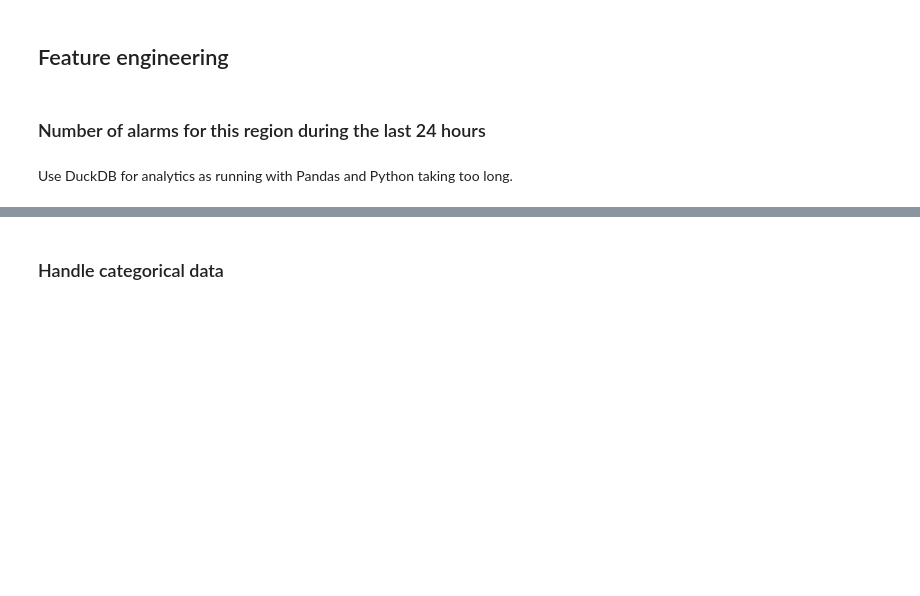
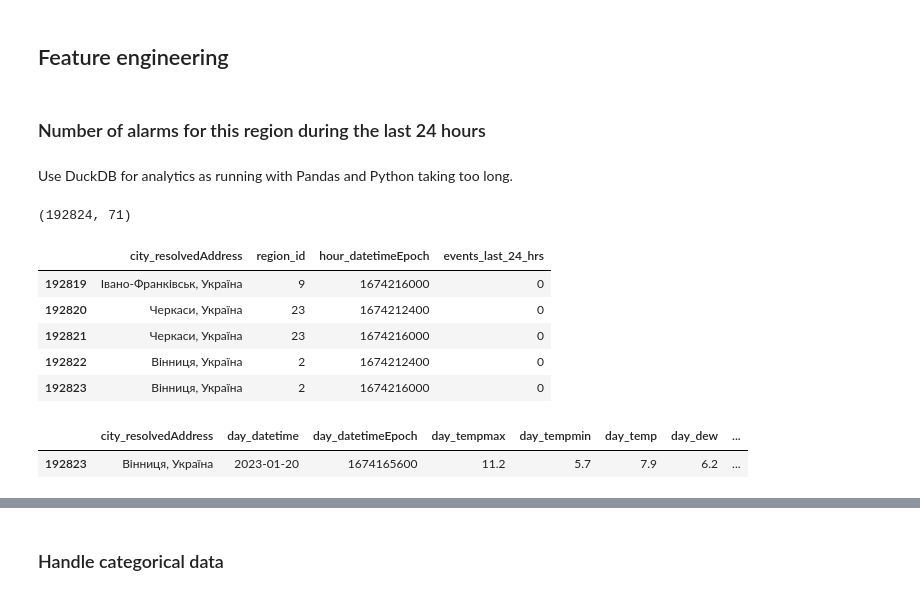
Before and after one commit to technicsx/SD_SaaS_Project, a Jupyter notebook: 2_data_preparation/3_prepare_final_dataset.ipynb, the cells around one changed output, grey strips where cells are left out. Cells and saved outputs as stored; diff of their text form; code cells hidden in the pictures; blank space fills up the shorter version.

```diff
--- a/2_data_preparation/3_prepare_final_dataset.ipynb
+++ b/2_data_preparation/3_prepare_final_dataset.ipynb
@@ -484,3 +515,20 @@ df_weather_v6.tail(100)
+# %%
+print(df_weather_v6.shape)
+
+df_weather_v6[['city_resolvedAddress', 'region_id', 'hour_datetimeEpoch', 'events_last_24_hrs']].tail(5)
+# %% [output]
+(192824, 71)
+|  | city_resolvedAddress | region_id | hour_datetimeEpoch | events_last_24_hrs |
+| 192819 | Івано-Франківськ, Україна | 9 | 1674216000 | 0 |
+| 192820 | Черкаси, Україна | 23 | 1674212400 | 0 |
+| 192821 | Черкаси, Україна | 23 | 1674216000 | 0 |
+| 192822 | Вінниця, Україна | 2 | 1674212400 | 0 |
+| 192823 | Вінниця, Україна | 2 | 1674216000 | 0 |
+# %%
+df_weather_v6.tail(1)
+# %% [output]
+|  | city_resolvedAddress | day_datetime | day_datetimeEpoch | day_tempmax | day_tempmin | day_temp | day_dew | ... |
+| 192823 | Вінниця, Україна | 2023-01-20 | 1674165600 | 11.2 | 5.7 | 7.9 | 6.2 | ... |
 # %%
 # Add day of week name
 df_weather_v6["day_of_week"] = df_weather_v6["day_datetime"].apply(
```
Also changed, not shown: parts of 24 cells of this notebook, 23 other files.
